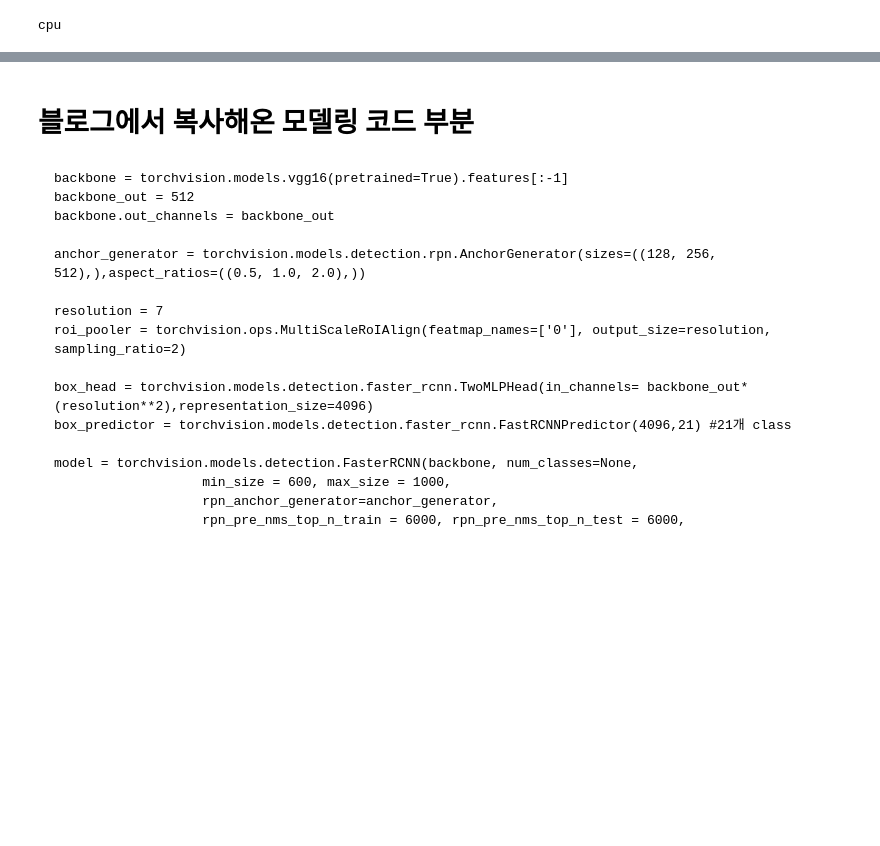
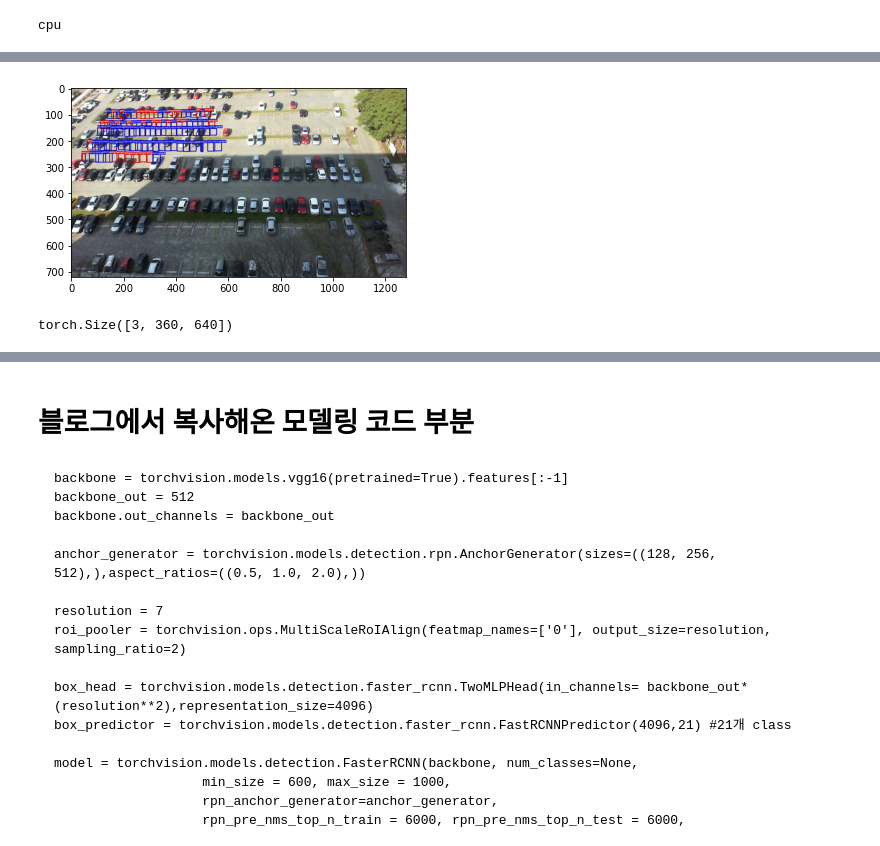
Before and after one commit to BPark01/Parking-Lot-Object-Detection, a Jupyter notebook: project.ipynb, the cells around one changed output, grey strips where cells are left out. Saved outputs shown, nothing was run; the diff lists cells and outputs as text; code cells hidden in the pictures; blank space fills up the shorter version.

```diff
--- a/project.ipynb
+++ b/project.ipynb
@@ -55,16 +171,16 @@ image_path = os.path.join('../DRIVING-DATASET/Detection/images/', image_file) #
 # %%
 class Detection_dataset() :
-    def init(self, data_dir, phase, transformer = None) :
+    def __init__(self, data_dir, phase, transformer = None) :
         self.data_dir = data_dir
         self.phase = phase
         self.transformer = transformer
-        self.data_df = pd.read_csv(os.path.join(self.data_dir, 'all_data.csv'))
+        self.data_df = pd.read_csv('modi_xml0.5.csv')
         self.image_files = [fn for fn in os.listdir(os.path.join(self.data_dir, phase)) if fn.endswith('jpg')]
 
-    def len(self) :
+    def __len__(self) :
         return len(self.image_files)
 
-    def getitem(self, index) :
+    def __getitem__(self, index) :
         filename, image = self.get_image(index) # index의 이미지 파일 제목, 이미지
         bboxes, class_ids = self.get_label(filename) # ['XMin', 'YMin', 'XMax', 'YMax'], class_ids
 
@@ -88,9 +204,9 @@ class Detection_dataset() :
         meta_data = self.data_df[self.data_df['filename'].str.contains(image_id)]
         class_ids = meta_data['occupied'].values
         bboxes = meta_data[['x_min', 'y_min', 'x_max', 'y_max']].values
+#         bboxes = [meta_data[['center_x', 'center_y', 'width', 'height']].values ]
         return bboxes, class_ids # 하나의 사진 안에 들어있는 바운딩 박스(들)의 좌표와 라벨(1, 0)
 # %%
-data_dir = './DRIVING-DATASET/Detection/'
-dataset = Detection_dataset(data_dir = data_dir, phase = 'train', transformer=None)
+dataset = Detection_dataset(data_dir = data_dir_, phase = 'train', transformer=None)
 # %%
 len(dataset)
@@ -96,0 +215,2 @@ len(dataset)
+# %%
+image, target, filename = dataset[0]
@@ -97 +246,17 @@ len(dataset)
+# %%
+boxes = target['boxes'].numpy()
+class_ids = target['labels'].numpy()
+
+n_obj = boxes.shape[0] # 1행
+bboxes = np.zeros(shape = (n_obj, 4), dtype = np.float32)
+bboxes[:, 0:2] = (boxes[:, 0:2] + boxes[:, 2:4]) / 2
+bboxes[:, 2:4] = boxes[:, 2:4] - boxes[:, 0:2]
+
+canvas = visualized(image, bboxes, class_ids)
+
+plt.figure(figsize = (6,6))
+plt.imshow(canvas)
+plt.show()
+# %% [output]
+[figure, added]
 # %%
@@ -110 +278,5 @@ from torchvision.utils import make_grid
+# %%
+image.shape
+# %% [output]
+torch.Size([3, 360, 640])
 # %%
```
Also changed, not shown: parts of 39 cells of this notebook, 5 other files.
